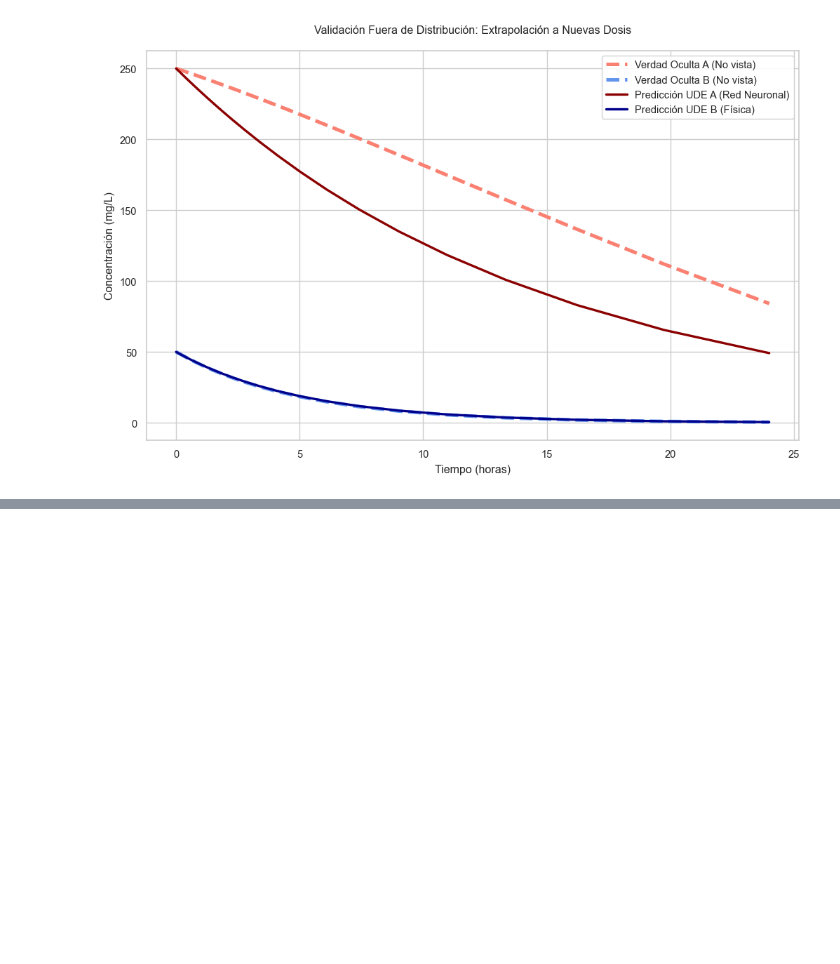
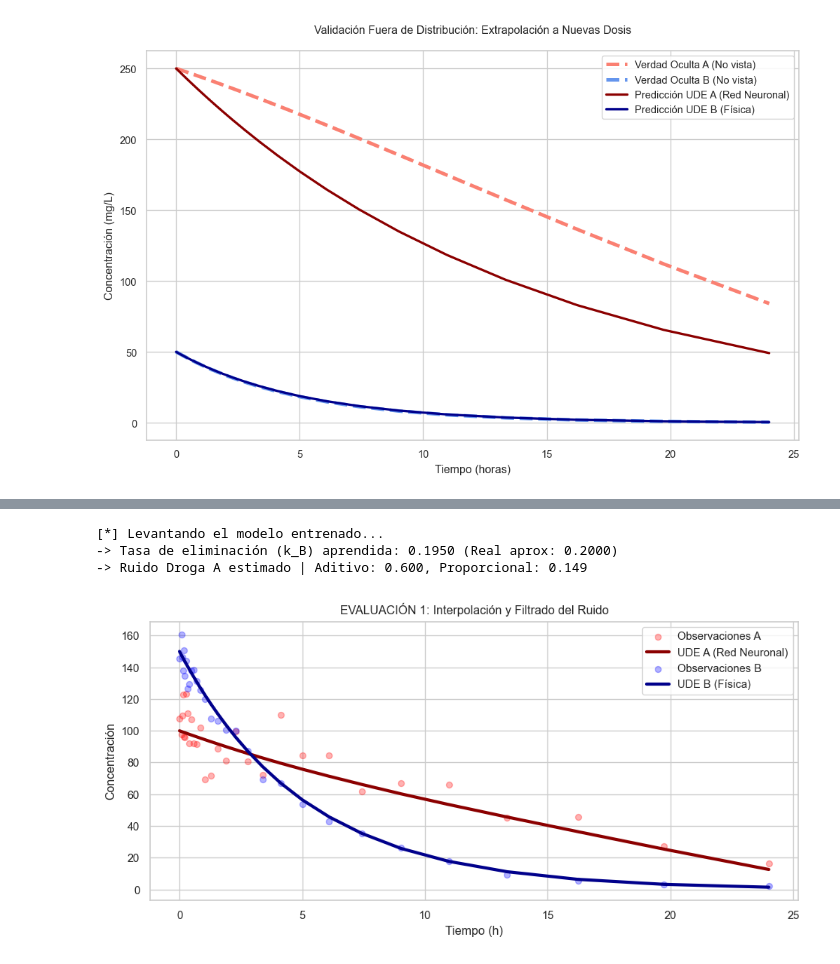
Before and after one commit to lucapetrarca/learning-drug-interactions-ude, a Jupyter notebook: notebooks/evaluación_y_extrapolación.ipynb, the cells around one changed output, grey strips where cells are left out. Cells and saved outputs as stored; diff of their text form; code cells hidden in the pictures; blank space fills up the shorter version.

Commit message:
Test 2 de train

```diff
--- a/notebooks/evaluación_y_extrapolación.ipynb
+++ b/notebooks/evaluación_y_extrapolación.ipynb
@@ -145 +147,74 @@ Loss teórica perfecta (si el modelo fuera Dios): 4.747220039367676
 Loss que obtuvo tu UDE entrenada: 4.97
+# %%
+#TEST 2
+import sys
+import os
+sys.path.append(os.path.abspath('../'))
+
+import torch
+import torch.nn.functional as F
+import numpy as np
+import pandas as pd
+import matplotlib.pyplot as plt
+import seaborn as sns
+
+from src.models import PharmacokineticUDE
+from src.data_gen import generate_dataset, TRUE_PARAMS
+
+# Estética científica
+plt.rcParams['mathtext.fontset'] = 'cm'
+plt.rcParams['font.family'] = 'serif'
+plt.rcParams['font.size'] = 12
+plt.rcParams['axes.titlesize'] = 16
+sns.set_theme(style="whitegrid", context="paper")
+
+print("[*] Levantando el modelo entrenado...")
+
+# 1. Instanciamos la arquitectura EXACTA de train.py (hidden_dim=8)
+model = PharmacokineticUDE(hidden_dim=8)
+
+# 2. Cargamos los pesos de forma segura (weights_only=True)
+model_path = '../checkpoints/ude_model_final.pth'
+model.load_state_dict(torch.load(model_path, weights_only=True))
+model.eval()
+
+# 3. Cargamos el ruido
+noise_path = '../checkpoints/noise_params_final.pth'
+noise_params = torch.load(noise_path, weights_only=True)
+
+kB_descubierto = model.ude_field.k_B.item()
+print(f"-> Tasa de eliminación (k_B) aprendida: {kB_descubierto:.4f} (Real aprox: 0.2000)")
+
+s_add_A = F.softplus(noise_params['add_A']).item()
+s_prop_A = F.softplus(noise_params['prop_A']).item()
+print(f"-> Ruido Droga A estimado | Aditivo: {s_add_A:.3f}, Proporcional: {s_prop_A:.3f}")
+# %% [output]
+[*] Levantando el modelo entrenado...
+-> Tasa de eliminación (k_B) aprendida: 0.1950 (Real aprox: 0.2000)
+-> Ruido Droga A estimado | Aditivo: 0.600, Proporcional: 0.149
+# %%
+# Cargamos los datos de entrenamiento
+df_train = pd.read_csv('../data/synthetic/ddi_synthetic_data.csv')
+t_train = torch.tensor(df_train['time'].values, dtype=torch.float32)
+u0_train = torch.tensor([100.0, 150.0], dtype=torch.float32)
+
+with torch.no_grad():
+    pred_train = model(u0_train, t_train).numpy()
+
+fig, ax = plt.subplots(figsize=(8, 4), dpi=120)
+t_np = t_train.numpy()
+
+ax.scatter(t_np, df_train['obs_A'], color='red', alpha=0.3, label='Observaciones A')
+ax.plot(t_np, pred_train[:, 0], color='darkred', linewidth=2.5, label='UDE A (Red Neuronal)')
+
+ax.scatter(t_np, df_train['obs_B'], color='blue', alpha=0.3, label='Observaciones B')
+ax.plot(t_np, pred_train[:, 1], color='darkblue', linewidth=2.5, label='UDE B (Física)')
+
+ax.set_title("EVALUACIÓN 1: Interpolación y Filtrado del Ruido")
+ax.set_xlabel("Tiempo (h)")
+ax.set_ylabel("Concentración")
+ax.legend()
+plt.tight_layout()
+plt.show()
+# %% [output]
+[figure, added]
```
Also changed, not shown: parts of 5 cells of this notebook, 5 other files.
